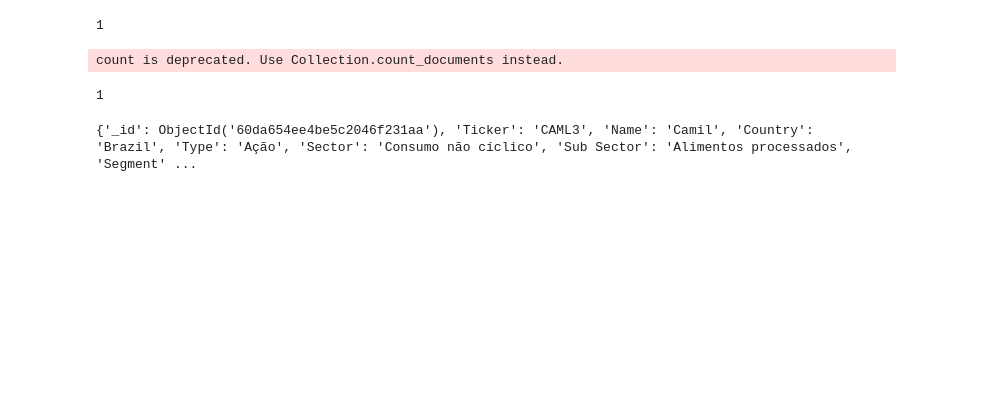
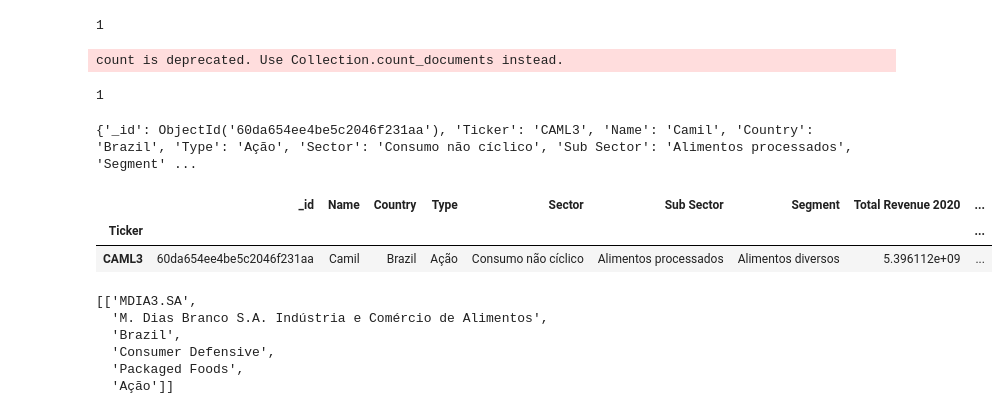
Before and after one commit to henriqueumeda/fundamental-filter, a Jupyter notebook: F-filter.ipynb, the cells around one changed output. Drawn from its saved outputs; the diff is of its cells as text; code cells hidden in the pictures; blank space fills up the shorter version.

```diff
--- a/F-filter.ipynb
+++ b/F-filter.ipynb
@@ -257,3 +328,19 @@ for x in myDoc:
     print(x)
 # %% [output]
 {'_id': ObjectId('60da654ee4be5c2046f231aa'), 'Ticker': 'CAML3', 'Name': 'Camil', 'Country': 'Brazil', 'Type': 'Ação', 'Sector': 'Consumo não cíclico', 'Sub Sector': 'Alimentos processados', 'Segment' ...
+# %%
+myDoc = pd.DataFrame(bovCompany.find({ "Ticker":"CAML3", "Total Revenue " + str(currentYear): { "$exists": True } })).set_index('Ticker')
+myDoc
+# %% [output]
+|  | _id | Name | Country | Type | Sector | Sub Sector | Segment | Total Revenue 2020 | ... |
+| Ticker |  |  |  |  |  |  |  |  | ... |
+| CAML3 | 60da654ee4be5c2046f231aa | Camil | Brazil | Ação | Consumo não cíclico | Alimentos processados | Alimentos diversos | 5.396112e+09 | ... |
+# %%
+values
+# %% [output]
+[['MDIA3.SA',
+  'M. Dias Branco S.A. Indústria e Comércio de Alimentos',
+  'Brazil',
+  'Consumer Defensive',
+  'Packaged Foods',
+  'Ação']]
```
Also changed, not shown: parts of 21 cells of this notebook.
